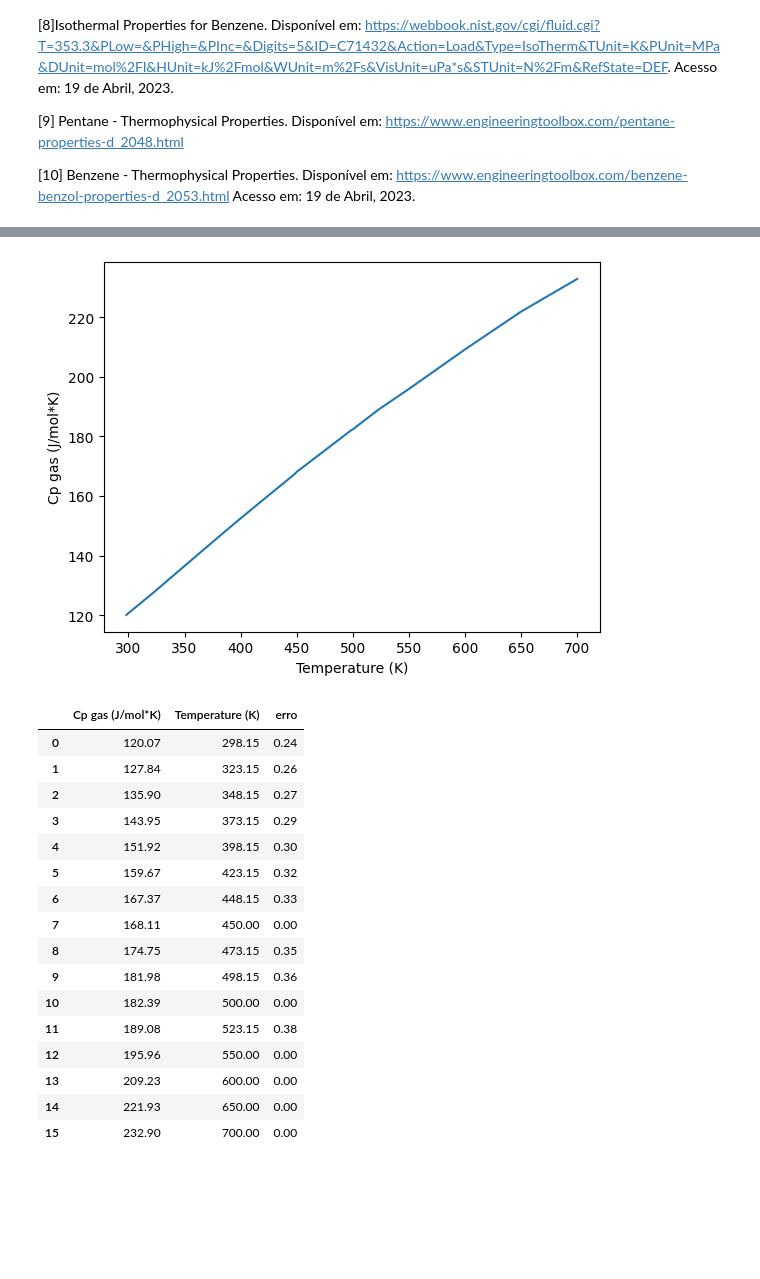
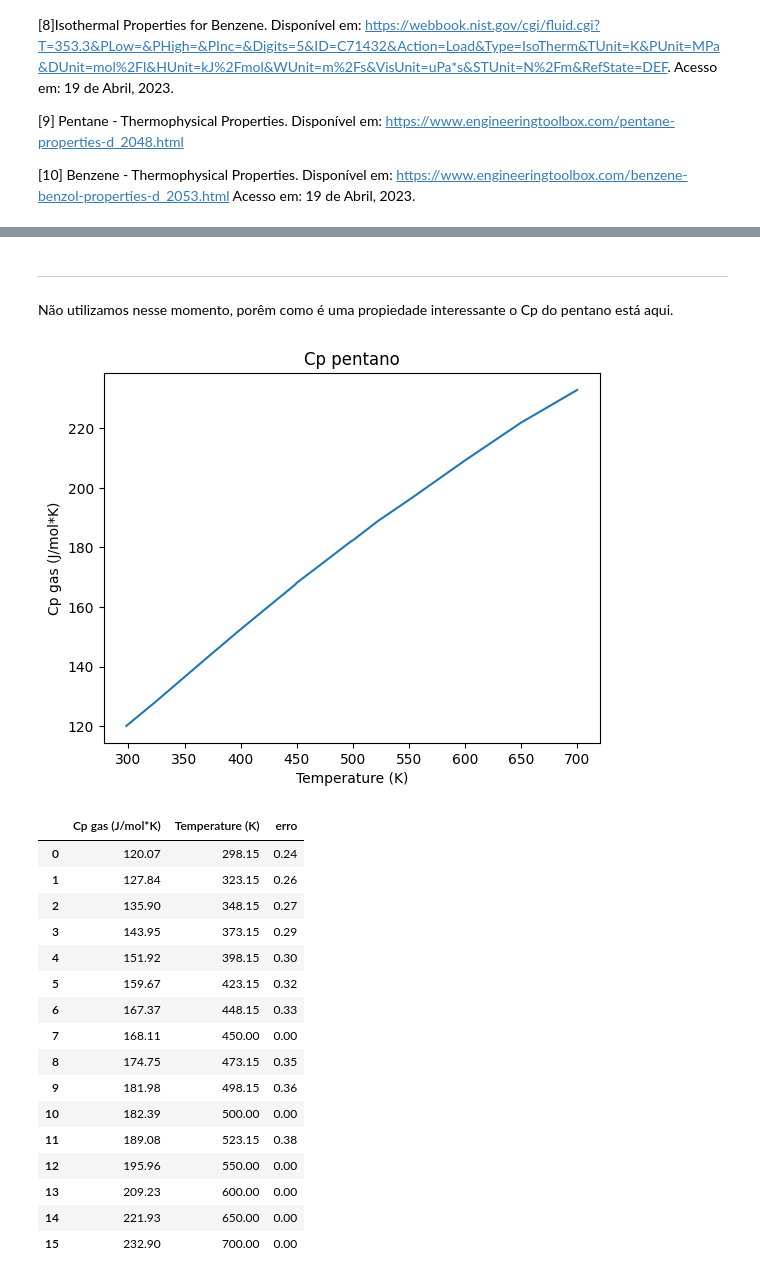
Before and after one commit to guilhermeilum/termo, a Jupyter notebook: Projeto.ipynb, the cells around one changed output, grey strips where cells are left out. Drawn from its saved outputs; the diff is of its cells as text; code cells hidden in the pictures; blank space fills up the shorter version.

```diff
--- a/Projeto.ipynb
+++ b/Projeto.ipynb
@@ -289,0 +294,6 @@ A partir desses dados é possivel notar que com apenas 7 destilzações podemos
+# %%
+valores_taxa = tabela["x2"].values
+taxa = 1
+for i in valores_taxa[1:]:
+    taxa *= i
+print(f"O fração molar do pentano é {taxa} mol frac.")
@@ -328,11 +353,13 @@ Para calcular a destilação também utilizamos a pressão de vapor de cada elem
+# %% [markdown]
+---
+# %% [markdown]
+Não utilizamos nesse momento, porêm como é uma propiedade interessante o Cp do pentano está aqui.
 # %%
 def separar(tabela):
     """Separa o erro da coluna 'Cp gas (J/mol*K)' e coloca em outra coluna, substituindo os valores inesistentes para 0.
-        Arg:
-            tabela: A tabela que será modificada."""
-    separado = [
-    tabela["Cp gas (J/mol*K)"][i].split(" ± ") for i in range(len(tabela))
-]
+    Arg:
+        tabela: A tabela que será modificada."""
+    separado = [tabela["Cp gas (J/mol*K)"][i].split(" ± ") for i in range(len(tabela))]
     erro = []
     certo = []
     for item in separado:
@@ -346,16 +373,17 @@ def separar(tabela):
 # %%
 tabela_cp_1 = pd.read_csv("dados/cp_benzene_1.txt", delimiter=",")
 ##############
 # Separando erro
 separar(tabela_cp_1)
 ################################################################
 # Plot
 tabela_cp_1.plot(x="Temperature (K)", y="Cp gas (J/mol*K)", legend=False)
 plt.ylabel("Cp gas (J/mol*K)")
+plt.title("Cp pentano")
 plt.show()
 tabela_cp_1
 # %% [output]
-[figure, old version]
+[figure, new version]
 |  | Cp gas (J/mol*K) | Temperature (K) | erro |
 | 0 | 120.07 | 298.15 | 0.24 |
 | 1 | 127.84 | 323.15 | 0.26 |
```
Also changed, not shown: parts of 26 cells of this notebook.
